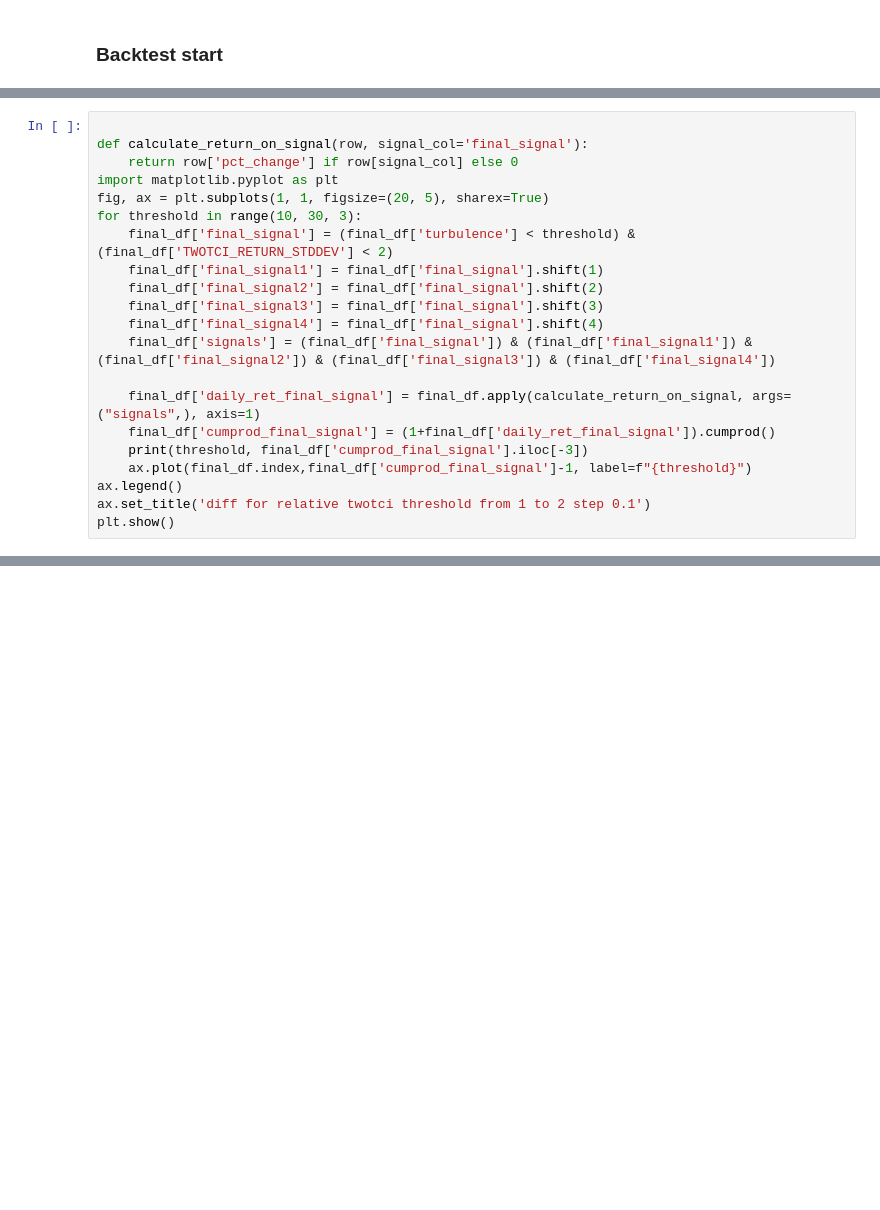
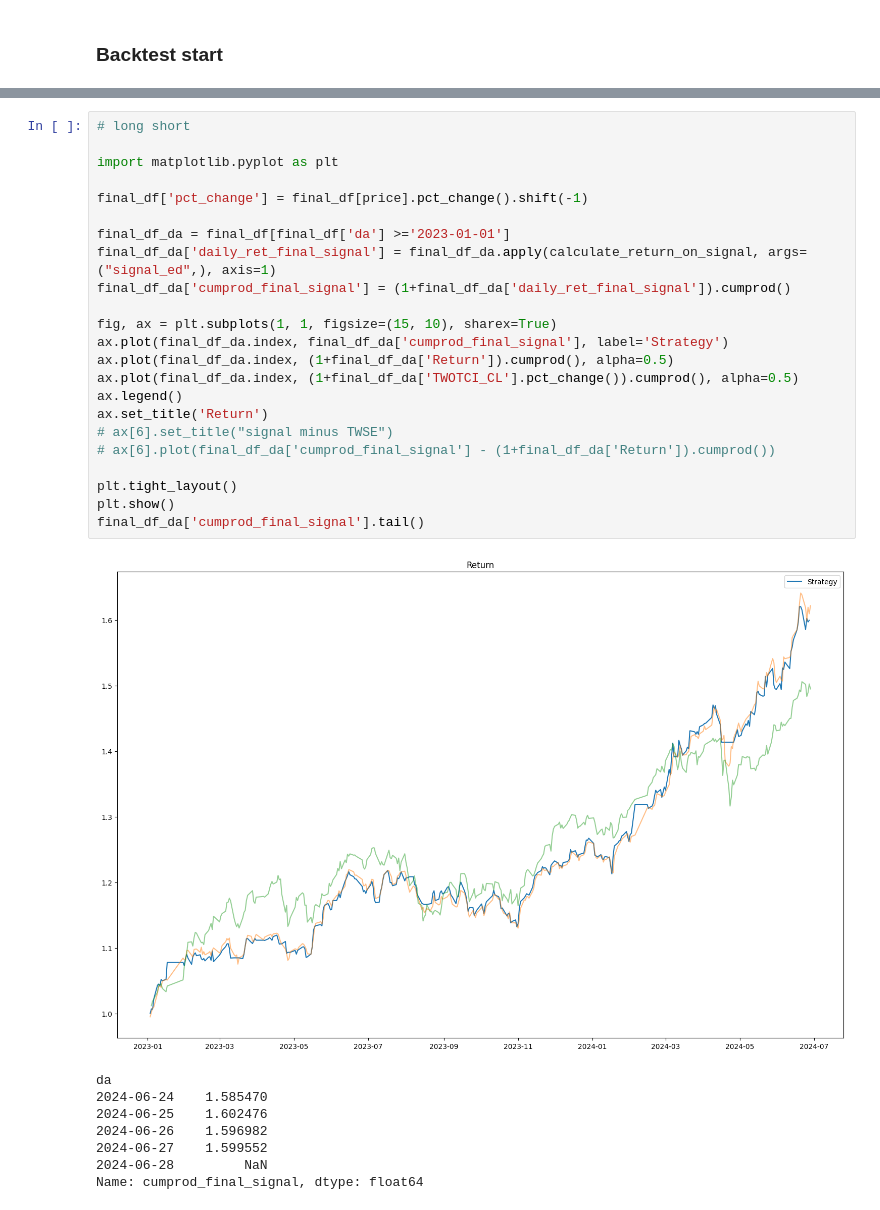
Before and after one commit to tsungyou/TS, a Jupyter notebook: factor/ED/test copy.ipynb, the cells around one changed output, grey strips where cells are left out. Saved outputs shown, nothing was run; the diff lists cells and outputs as text; blank space fills up the shorter version.

```diff
--- a/factor/ED/test copy.ipynb
+++ b/factor/ED/test copy.ipynb
@@ -169,21 +68,0 @@ final_df['turbulence'] = turbulence
-# %%
-
-def calculate_return_on_signal(row, signal_col='final_signal'):
-    return row['pct_change'] if row[signal_col] else 0
-import matplotlib.pyplot as plt
-fig, ax = plt.subplots(1, 1, figsize=(20, 5), sharex=True)
-for threshold in range(10, 30, 3):
-    final_df['final_signal'] = (final_df['turbulence'] < threshold) & (final_df['TWOTCI_RETURN_STDDEV'] < 2)
-    final_df['final_signal1'] = final_df['final_signal'].shift(1)
-    final_df['final_signal2'] = final_df['final_signal'].shift(2)
-    final_df['final_signal3'] = final_df['final_signal'].shift(3)
-    final_df['final_signal4'] = final_df['final_signal'].shift(4)
-    final_df['signals'] = (final_df['final_signal']) & (final_df['final_signal1']) & (final_df['final_signal2']) & (final_df['final_signal3']) & (final_df['final_signal4'])
-
-    final_df['daily_ret_final_signal'] = final_df.apply(calculate_return_on_signal, args=("signals",), axis=1)
-    final_df['cumprod_final_signal'] = (1+final_df['daily_ret_final_signal']).cumprod()
-    print(threshold, final_df['cumprod_final_signal'].iloc[-3])
-    ax.plot(final_df.index,final_df['cumprod_final_signal']-1, label=f"{threshold}")
-ax.legend()
-ax.set_title('diff for relative twotci threshold from 1 to 2 step 0.1')
-plt.show()
@@ -318,0 +173,32 @@ final_df['signal_ed'] = real_exposure
+# %%
+# long short
+
+import matplotlib.pyplot as plt
+
+final_df['pct_change'] = final_df[price].pct_change().shift(-1)
+
+final_df_da = final_df[final_df['da'] >='2023-01-01']
+final_df_da['daily_ret_final_signal'] = final_df_da.apply(calculate_return_on_signal, args=("signal_ed",), axis=1)
+final_df_da['cumprod_final_signal'] = (1+final_df_da['daily_ret_final_signal']).cumprod()
+
+fig, ax = plt.subplots(1, 1, figsize=(15, 10), sharex=True)
+ax.plot(final_df_da.index, final_df_da['cumprod_final_signal'], label='Strategy')
+ax.plot(final_df_da.index, (1+final_df_da['Return']).cumprod(), alpha=0.5)
+ax.plot(final_df_da.index, (1+final_df_da['TWOTCI_CL'].pct_change()).cumprod(), alpha=0.5)
+ax.legend()
+ax.set_title('Return')
+# ax[6].set_title("signal minus TWSE")
+# ax[6].plot(final_df_da['cumprod_final_signal'] - (1+final_df_da['Return']).cumprod())
+
+plt.tight_layout()
+plt.show()
+final_df_da['cumprod_final_signal'].tail()
+# %% [output]
+[figure, added]
+da
+2024-06-24    1.585470
+2024-06-25    1.602476
+2024-06-26    1.596982
+2024-06-27    1.599552
+2024-06-28         NaN
+Name: cumprod_final_signal, dtype: float64
```
Also changed, not shown: parts of 10 cells of this notebook, 11 other files.
